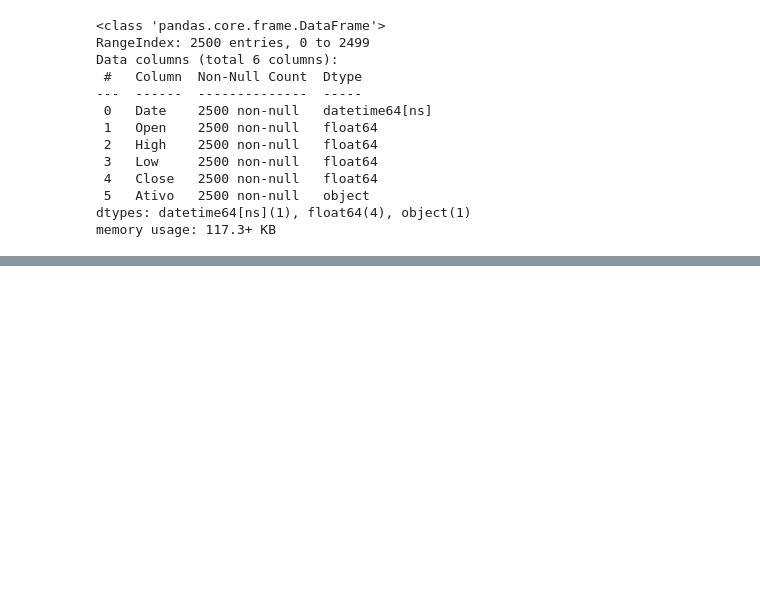
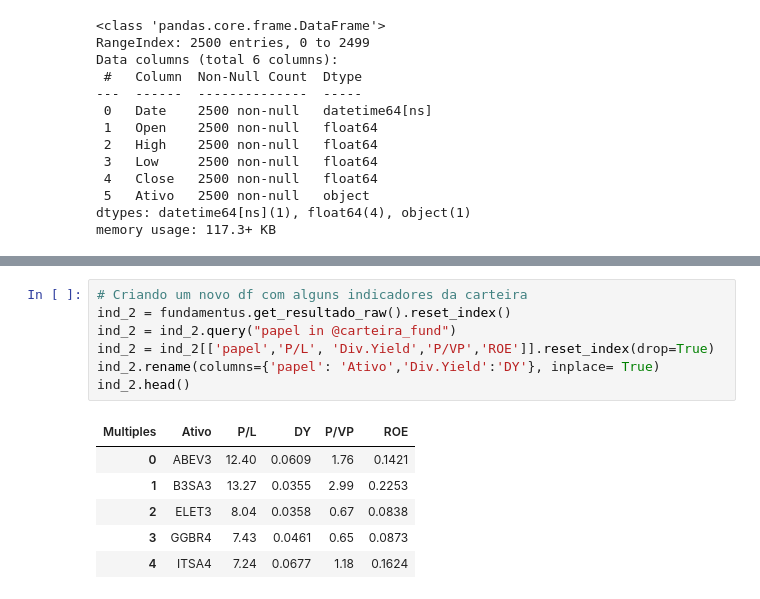
Before and after one commit to Cr0l3y/integ_python_BI, a Jupyter notebook: projeto.ipynb, the cells around one changed output, grey strips where cells are left out. Drawn from its saved outputs; the diff is of its cells as text; blank space fills up the shorter version.

```diff
--- a/projeto.ipynb
+++ b/projeto.ipynb
@@ -90,0 +180,14 @@ memory usage: 117.3+ KB
+# %%
+# Criando um novo df com alguns indicadores da carteira
+ind_2 = fundamentus.get_resultado_raw().reset_index()
+ind_2 = ind_2.query("papel in @carteira_fund")
+ind_2 = ind_2[['papel','P/L', 'Div.Yield','P/VP','ROE']].reset_index(drop=True)
+ind_2.rename(columns={'papel': 'Ativo','Div.Yield':'DY'}, inplace= True)
+ind_2.head()
+# %% [output]
+| Multiples | Ativo | P/L | DY | P/VP | ROE |
+| 0 | ABEV3 | 12.40 | 0.0609 | 1.76 | 0.1421 |
+| 1 | B3SA3 | 13.27 | 0.0355 | 2.99 | 0.2253 |
+| 2 | ELET3 | 8.04 | 0.0358 | 0.67 | 0.0838 |
+| 3 | GGBR4 | 7.43 | 0.0461 | 0.65 | 0.0873 |
+| 4 | ITSA4 | 7.24 | 0.0677 | 1.18 | 0.1624 |
```
Also changed, not shown: parts of 14 cells of this notebook.
